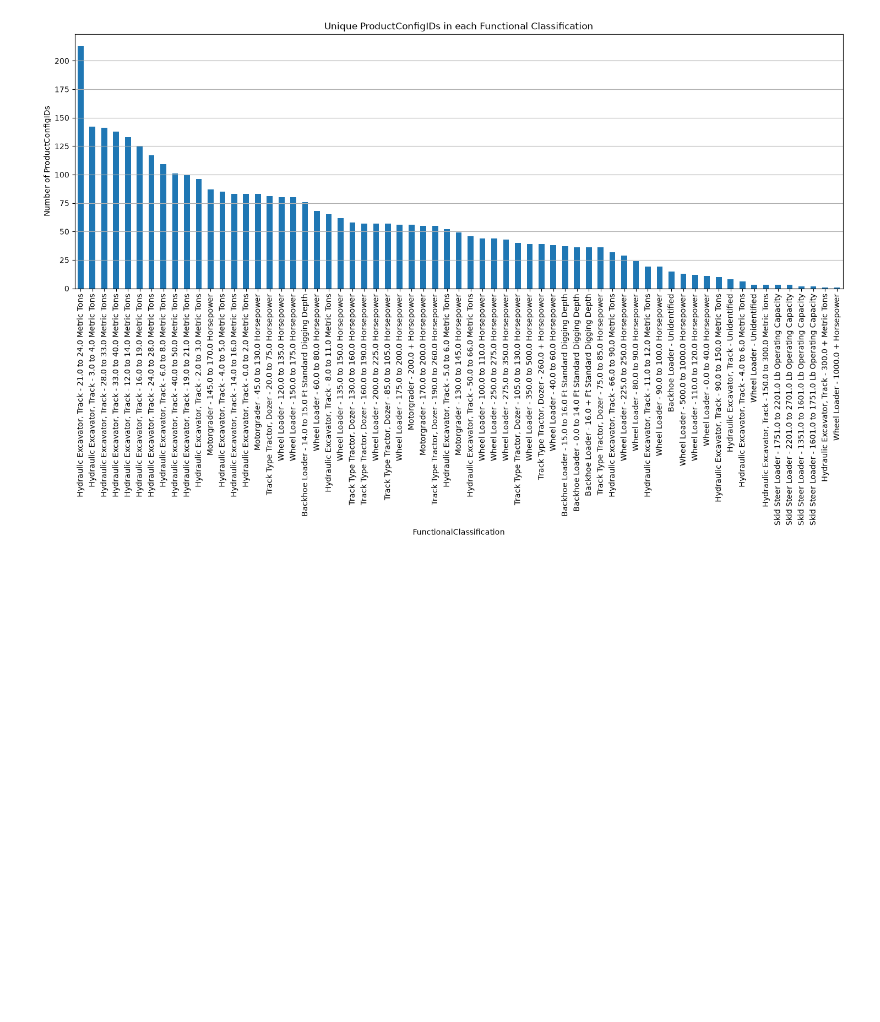
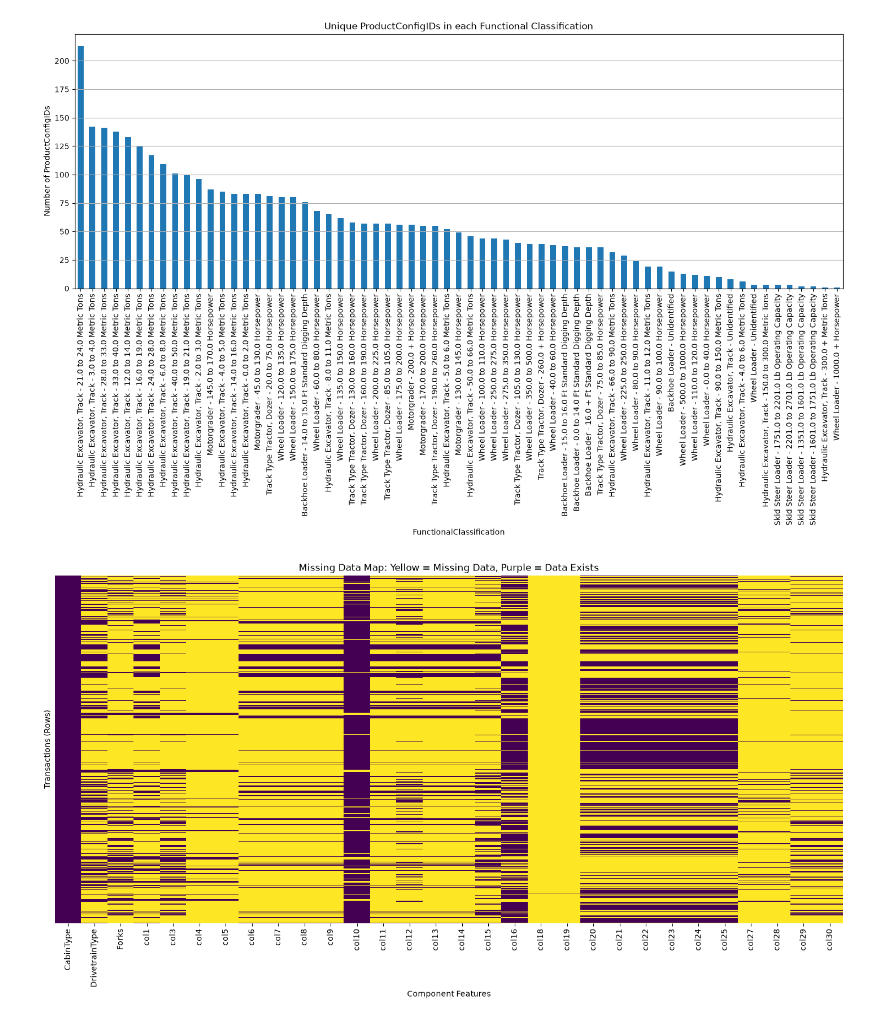
Before and after one commit to vp916/Heavy_Equipment_, a Jupyter notebook: notebook/model_development.ipynb, the cells around one changed output. Cells and saved outputs as stored; diff of their text form; code cells hidden in the pictures; blank space fills up the shorter version.

Commit message:
-Unique values heatmap -TargetValue Visualization

```diff
--- a/notebook/model_development.ipynb
+++ b/notebook/model_development.ipynb
@@ -10,6 +10,6 @@ c:\Program Files\Python314\python.exe
 # %%
-trainData = pd.read_csv("train.csv",low_memory=False)
-testData = pd.read_csv("test.csv",low_memory=False)
+trainData = pd.read_csv("../train.csv",low_memory=False)
+testData = pd.read_csv("../test.csv",low_memory=False)
 # %% [markdown]
 # Data Exploration & Visualization
 # %%
@@ -196,3 +196,21 @@ plt.grid(axis="y")
 plt.show()
 # %% [output]
 [figure]
+# %%
+import seaborn as sns
+component_columns = ['CabinType', 'DrivetrainType', 'Forks'] + [col for col in trainData.columns if col.startswith('col')]
+
+
+missing_data_matrix = trainData[component_columns].isnull()
+
+
+plt.figure(figsize=(18, 8))
+
+sns.heatmap(missing_data_matrix, cbar=False, yticklabels=False, cmap='viridis')
+
+plt.title('Missing Data Map: Yellow = Missing Data, Purple = Data Exists')
+plt.xlabel('Component Features')
+plt.ylabel('Transactions (Rows)')
+plt.show()
+# %% [output]
+[figure, added]
```
Also changed, not shown: parts of 2 cells of this notebook.
